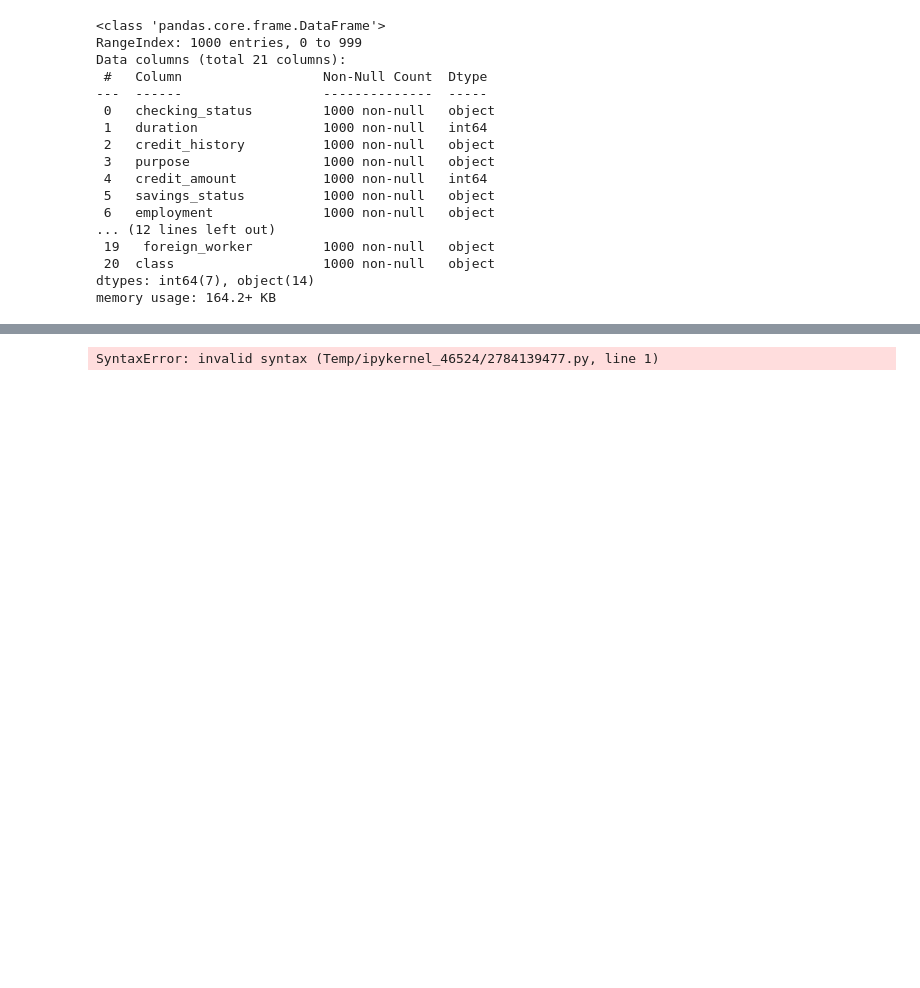
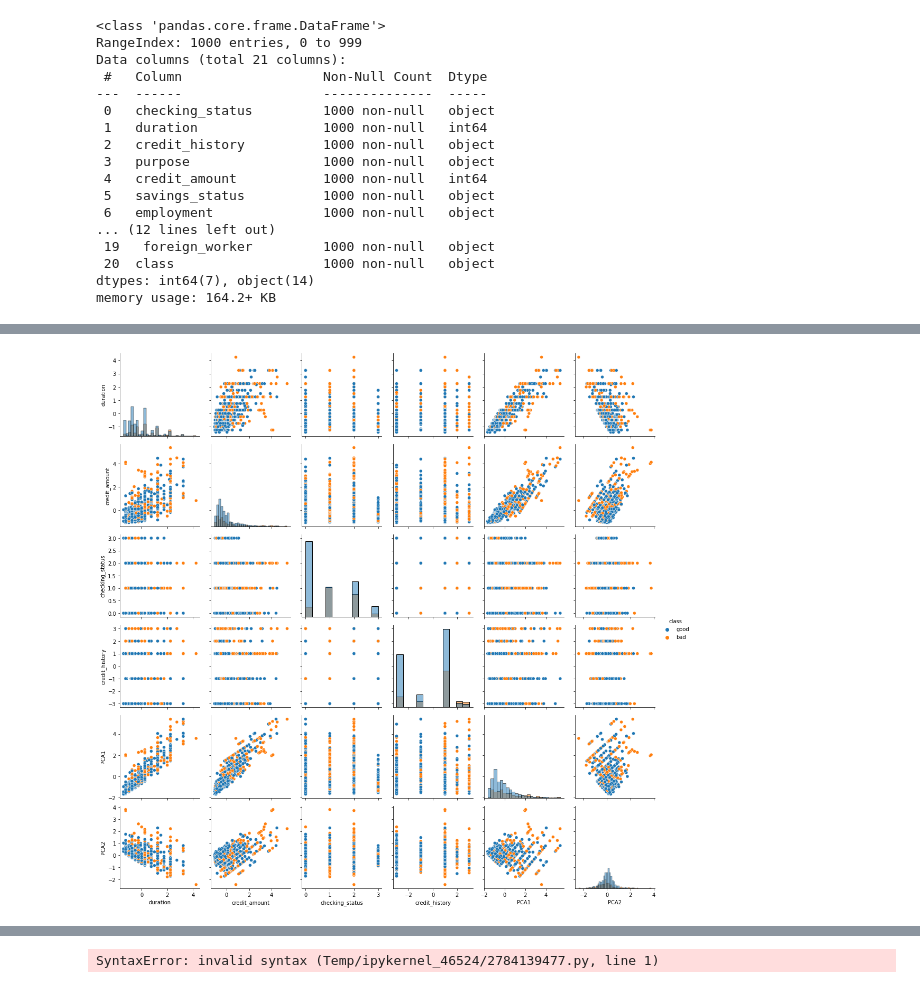
Before and after one commit to IHesamI/General_DS_FinalProject, a Jupyter notebook: Analyser.ipynb, the cells around one changed output, grey strips where cells are left out. Drawn from its saved outputs; the diff is of its cells as text; code cells hidden in the pictures; blank space fills up the shorter version.

```diff
--- a/Analyser.ipynb
+++ b/Analyser.ipynb
@@ -36,3 +53,13 @@ credit_df.head()
+# %%
+Ordinal_columns=['checking_status'
+,'credit_history'
+,'savings_status'
+,'employment'
+,'job'
+]
+Categorical_Features.drop(Ordinal_columns,inplace=True,axis=1)
+
+Ordinal_Features=credit_df[Ordinal_columns]
 # %%
 def map_the_column(df,column,mapper):
     return df[column].map(mapper)
@@ -79,0 +89,29 @@ len(credit_df['purpose'].unique())
+# %%
+import pandas as pd
+import seaborn as sns
+from sklearn.decomposition import PCA
+import matplotlib.pyplot as plt
+
+numerical_cols = list(numerical_features.columns)[:2]
+ordinal_cols = list(Ordinal_Features.columns)[:2]
+target_col = 'class'
+
+selected_cols = numerical_cols + ordinal_cols + [target_col]
+selected_df = credit_df[selected_cols].copy()
+
+selected_df[numerical_cols] = (selected_df[numerical_cols] - selected_df[numerical_cols].mean()) / selected_df[numerical_cols].std()
+
+pca = PCA(n_components=2)
+pca_components = pca.fit_transform(selected_df[numerical_cols])
+
+selected_df['PCA1'] = pca_components[:, 0]
+selected_df['PCA2'] = pca_components[:, 1]
+
+g = sns.PairGrid(selected_df, vars=numerical_cols+ordinal_cols+['PCA1', 'PCA2'], hue=target_col)
+g.map_diag(sns.histplot)
+g.map_offdiag(sns.scatterplot)
+g.add_legend()
+
+plt.show()
+# %% [output]
+[figure, added]
```
Also changed, not shown: parts of 15 cells of this notebook.
